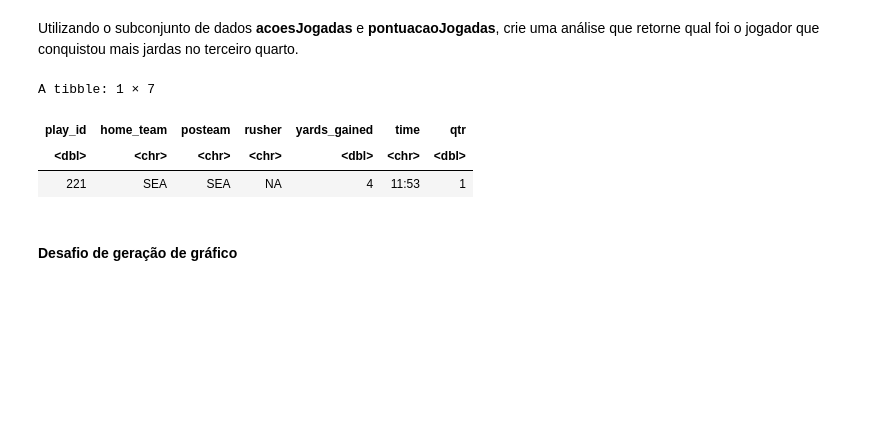
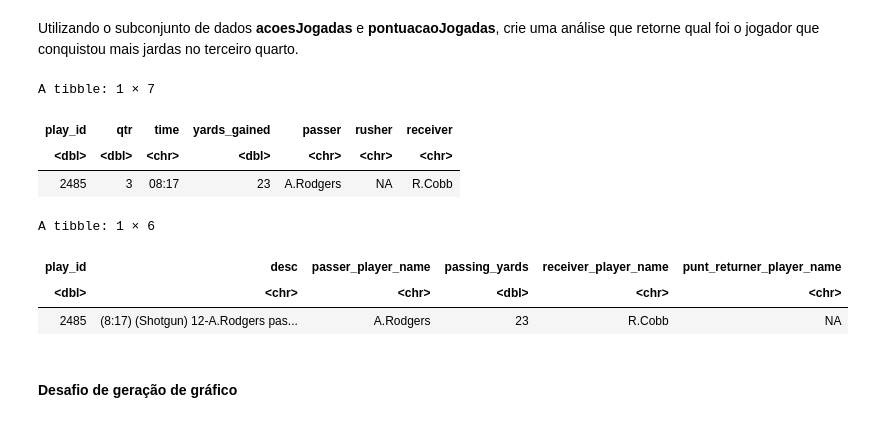
Before and after one commit to arthuravilez/mackenzie, a Jupyter notebook: Exercício_Trilha7_ExercicioAprofundamento.ipynb, the cells around one changed output. Drawn from its saved outputs; the diff is of its cells as text; code cells hidden in the pictures; blank space fills up the shorter version.

```diff
--- a/Exercício_Trilha7_ExercicioAprofundamento.ipynb
+++ b/Exercício_Trilha7_ExercicioAprofundamento.ipynb
@@ -341,19 +341,26 @@ A tibble: 129 × 7
 | 3820 | SEA | GB | NA | 1 | 0 | (1:51) (Shotgun) 12-A.Rodgers pas... |
 # %% [markdown]
 Utilizando o subconjunto de dados **acoesJogadas** e **pontuacaoJogadas**, crie uma análise que retorne qual foi o jogador que conquistou mais jardas no terceiro quarto.
-# %%
-# Seu código de resposta vai aqui
-jogo %>% #primeiro dataset
-inner_join(acoesJogadas, by='play_id') %>% #segundo dataset combinando com o primeiro
-inner_join(pontuacaoJogadas, by='play_id') %>% #terceiro dataset combinando com o primeiro e o segundo
-select(play_id, home_team, posteam, rusher, yards_gained, time, qtr ) %>% #seleção de variáveis
-filter( posteam == home_team | yards_gained == 4 ) %>% #filtro de dados
-head(1) #retorno apenas de 1 linha
-# %% [output]
-A tibble: 1 × 7
-| play_id | home_team | posteam | rusher | yards_gained | time | qtr |
-| <dbl> | <chr> | <chr> | <chr> | <dbl> | <chr> | <dbl> |
-| 221 | SEA | SEA | NA | 4 | 11:53 | 1 |
+# %%
+# Seu código de resposta vai aqui
+acoesJogadas %>%
+  inner_join(pontuacaoJogadas, by = 'play_id') %>%
+  select(play_id, qtr, time, yards_gained, passer, rusher, receiver) %>%
+  filter(qtr==3) %>%
+  arrange(desc(yards_gained)) %>%
+  head(1)
+
+
+descricaoJogadas %>% filter(play_id==2485)
+# %% [output]
+A tibble: 1 × 7
+| play_id | qtr | time | yards_gained | passer | rusher | receiver |
+| <dbl> | <dbl> | <chr> | <dbl> | <chr> | <chr> | <chr> |
+| 2485 | 3 | 08:17 | 23 | A.Rodgers | NA | R.Cobb |
+A tibble: 1 × 6
+| play_id | desc | passer_player_name | passing_yards | receiver_player_name | punt_returner_player_name |
+| <dbl> | <chr> | <chr> | <dbl> | <chr> | <chr> |
+| 2485 | (8:17) (Shotgun) 12-A.Rodgers pas... | A.Rodgers | 23 | R.Cobb | NA |
 # %% [markdown]
 #### Desafio de geração de gráfico
 # %% [markdown]
```
Also changed, not shown: parts of 4 cells of this notebook.
